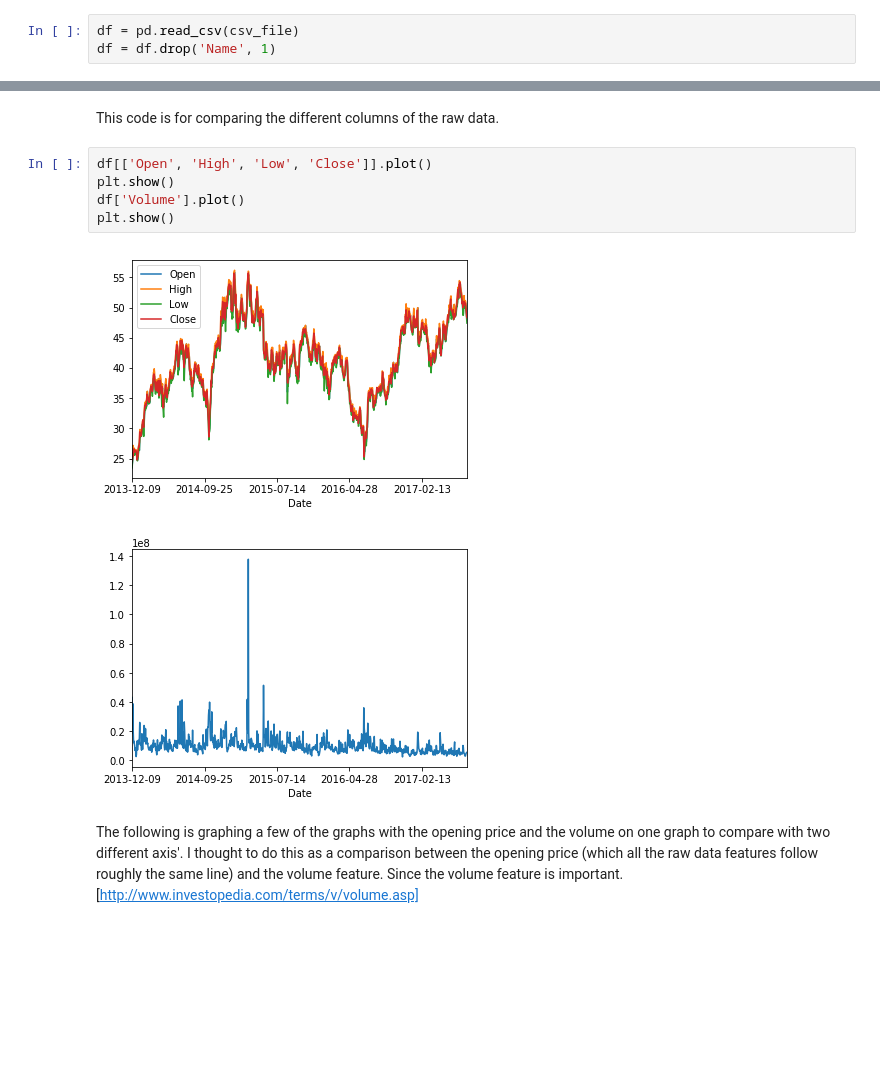
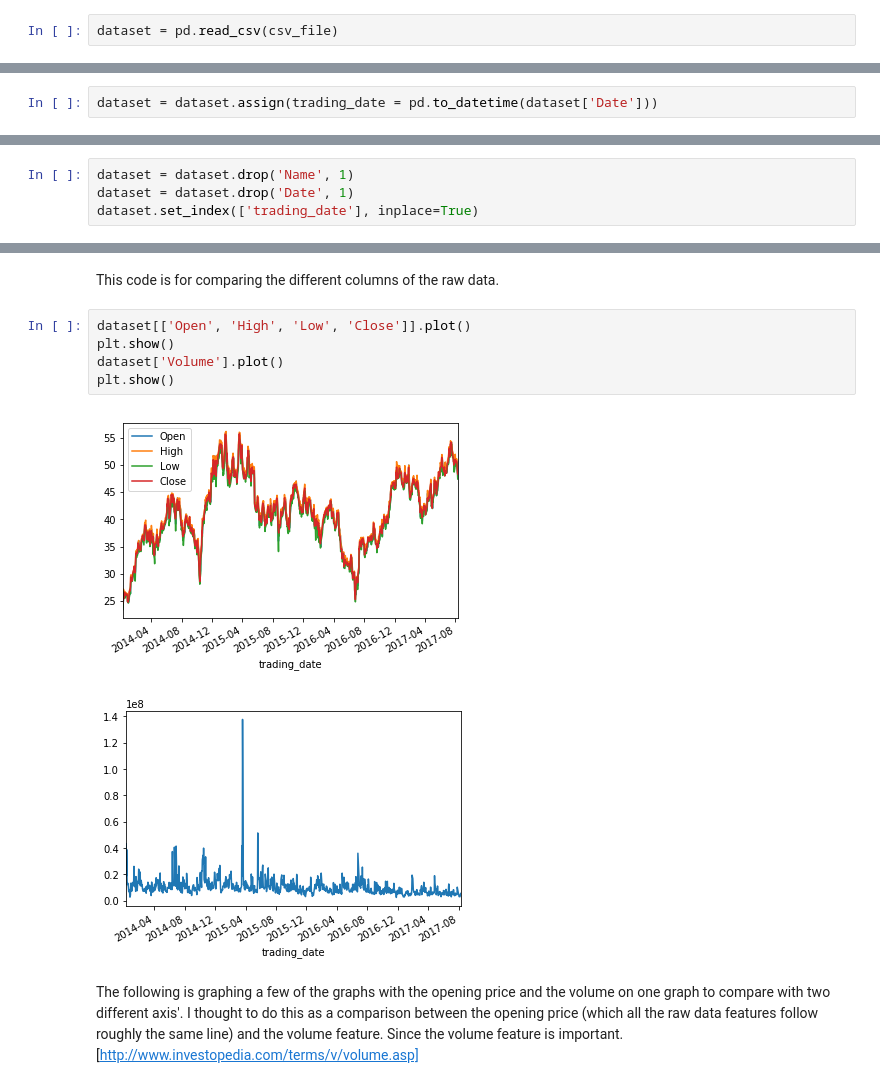
Before and after one commit to kwrjcr/machinelearningnanodegreecapstone, a Jupyter notebook: UdacityMachineLearningNanodegreeCapstoneProject.ipynb, the cells around one changed output, grey strips where cells are left out. Saved outputs shown, nothing was run; the diff lists cells and outputs as text; blank space fills up the shorter version.

```diff
--- a/UdacityMachineLearningNanodegreeCapstoneProject.ipynb
+++ b/UdacityMachineLearningNanodegreeCapstoneProject.ipynb
@@ -33,5 +35,4 @@ csv_file = '{}/{}_data.csv'.format(directory, symbols_list[0])
 # %% [markdown]
 Since we already know the name of the specific stock we are trying to get from the name of the file, we can drop that column in the dataframe.
 # %%
-df = pd.read_csv(csv_file)
-df = df.drop('Name', 1)
+dataset = pd.read_csv(csv_file)
@@ -61,0 +39,2 @@ df
+# %%
+dataset = dataset.assign(trading_date = pd.to_datetime(dataset['Date']))
@@ -61,0 +62,4 @@ df
+# %%
+dataset = dataset.drop('Name', 1)
+dataset = dataset.drop('Date', 1)
+dataset.set_index(['trading_date'], inplace=True)
@@ -62,13 +88,13 @@ df
 # %% [markdown]
 This code is for comparing the different columns of the raw data.
 # %%
-df[['Open', 'High', 'Low', 'Close']].plot()
+dataset[['Open', 'High', 'Low', 'Close']].plot()
 plt.show()
-df['Volume'].plot()
+dataset['Volume'].plot()
 plt.show()
 # %% [output]
-[figure, old version]
+[figure, new version]
-[figure, old version]
+[figure, new version]
 # %% [markdown]
 The following is graphing a few of the graphs with the opening price and the volume on one graph to compare with two different axis'.  I thought to do this as a comparison between the opening price (which all the raw data features follow roughly the same line) and the volume feature.  Since the volume feature is important. [http://www.investopedia.com/terms/v/volume.asp]
 # %%
```
Also changed, not shown: parts of 19 cells of this notebook, 2 other files.
